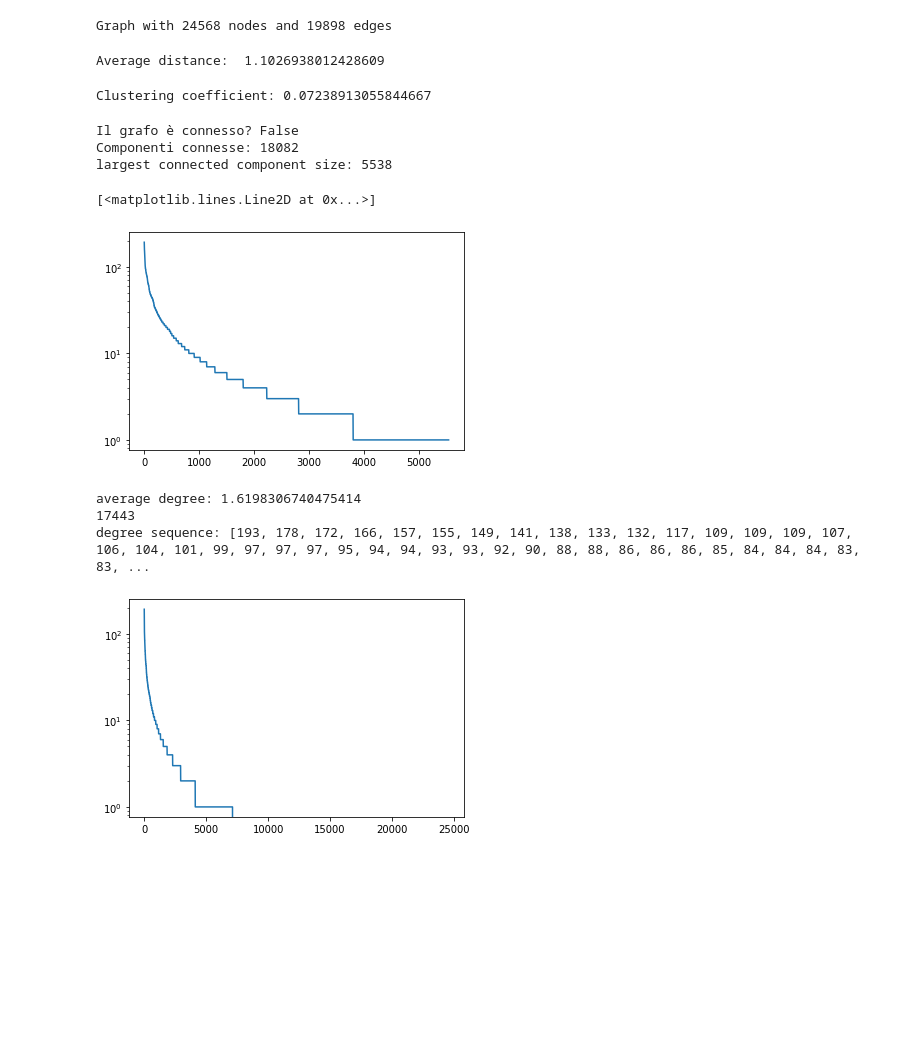
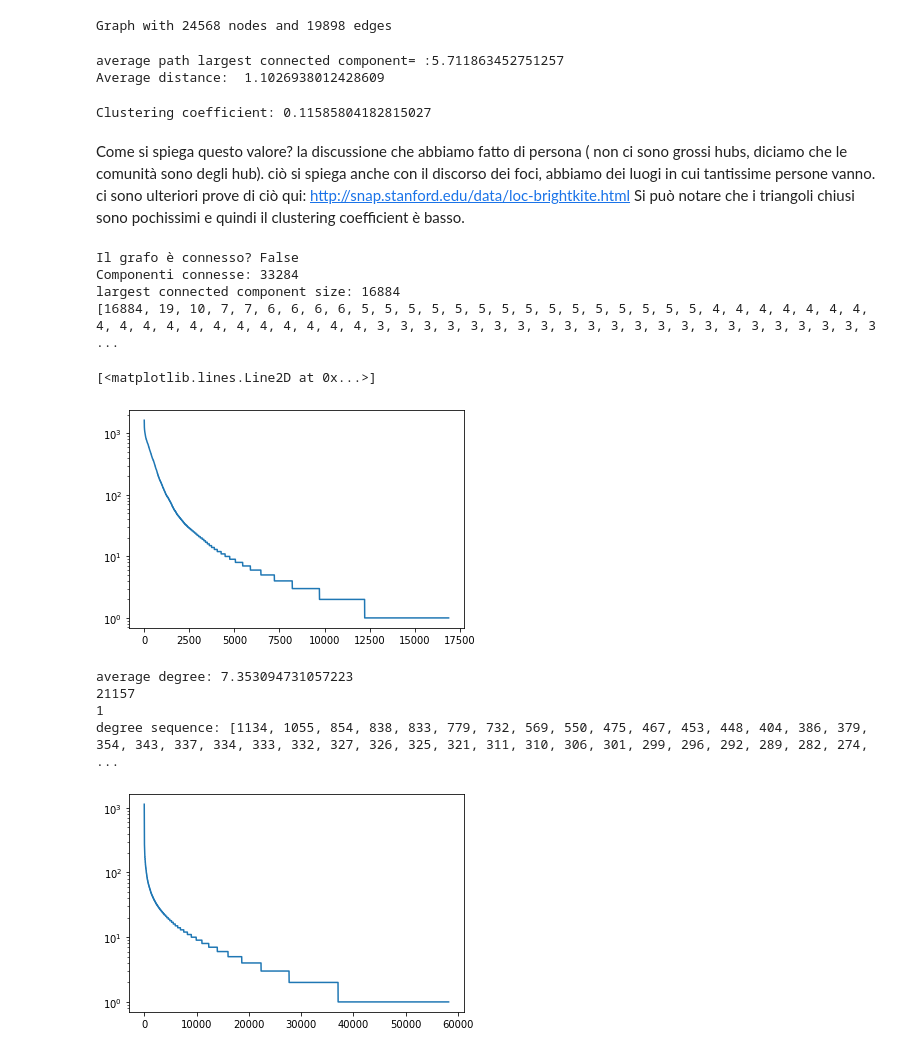
Before and after one commit to lory9894University/AVRC_project, a Jupyter notebook: measures.ipynb, the cells around one changed output. Drawn from its saved outputs; the diff is of its cells as text; code cells hidden in the pictures; blank space fills up the shorter version.

Commit message:
analisi sui foci e sulle distanze

```diff
--- a/measures.ipynb
+++ b/measures.ipynb
@@ -6,6 +6,7 @@ import networkx as nx
 import community
 from collections import Counter
 
+
 def parseDataset(path):
     df = pd.read_table(path, delimiter='\t', names=['source','target'])
     return nx.from_pandas_edgelist(df,"source","target")
@@ -13,14 +14,14 @@ def parseDataset(path):
 def parseJson(path):
     with open(path) as f:
         data = json.load(f)
-        return nx.node_link_graph(data, directed=False)
+        return nx.node_link_graph(data)
 
-ridotto = True
-con_foci = True
+reduced = False
+has_foci= True
 # %%
 #Graph creation
-dataset_path= "reducer/all_datas.json"
-#G = parseDataset(dataset_path)
+dataset_path= "reducer/all_datas_notReduced.json"
+#G = parseDataset("dataset.txt")
 G= parseJson(dataset_path)
 # %%
 #generic analysis
@@ -28,32 +29,37 @@ print(G)
 # %% [output]
 Graph with 24568 nodes and 19898 edges
 # %%
-#distances analysis QUESTA MISURA VA FATTA SUL GRAFO RIDOTTO
-if ridotto:
+#distances analysis (ci metterà una vita, la giant component richiederà ore)
+if reduced:
     distances_sum = 0
-    average_path_lcc = 0
     all_p = []
-    connected_components= list(sorted(nx.connected_components(G), key=len, reverse=True))
-    examined_components = 0
-    for C in (G.subgraph(c).copy() for c in connected_components):
+    connected_components_list = sorted(nx.connected_components(G), key=len, reverse=True)
+    examined_components= 0
+    for C in (G.subgraph(c).copy() for c in connected_components_list):
         p = dict(nx.shortest_path_length(C)) #questo conterrà tutte le distanze, per poter guardare max, min e media
         all_p.append(p)
         distance = nx.average_shortest_path_length(C)
-        distances_sum += distance
-        if distance != 0:
+        if distances_sum == 0:
+            print("average path largest connected component= :" + str(distance))
+        if distance > 0:
             examined_components += 1
-        if average_path_lcc == 0:
-            average_path_lcc = distance
+            distances_sum += distance
+
 
     print("Average distance: ", distances_sum/examined_components)
-    print("Average lcc path: ", average_path_lcc)
 # %% [output]
+average path largest connected component= :5.711863452751257
 Average distance:  1.1026938012428609
 # %%
 #clustering coefficient
 print("Clustering coefficient: "+str(nx.average_clustering(G)))
 # %% [output]
-Clustering coefficient: 0.07238913055844667
+Clustering coefficient: 0.11585804182815027
+# %% [markdown]
+Come si spiega questo valore? la discussione che abbiamo fatto di persona ( non ci sono grossi hubs, diciamo che le comunità sono degli hub). ciò si spiega anche con il discorso dei foci, abbiamo dei luogi in cui tantissime persone vanno.
+ci sono ulteriori prove di ciò qui:
+http://snap.stanford.edu/data/loc-brightkite.html
+Si può notare che i triangoli chiusi sono pochissimi e quindi il clustering coefficient è basso.
 # %%
 #largest connected component
 print("Il grafo è connesso? "+str(nx.is_connected(G)))
@@ -61,6 +67,7 @@ print("Componenti connesse: "+ str(nx.number_connected_components(G)))
 core_nodes = max(nx.connected_components(G), key=len)
 print(f"largest connected component size: {len(core_nodes)}")
 core = G.subgraph(core_nodes)
+print([len(c) for c in sorted(nx.connected_components(G), key=len, reverse=True)])
 
 #analizzo i degree all'interno della sola largest connected components per scoprire se la sua dimensione è dovuta a molti nodi che si incontrano oppure a supernodi Hub
 largest_component = G.subgraph(core_nodes).copy()
@@ -70,27 +77,30 @@ plt.plot(core_degree_sequence)
 #nx.draw(core, with_labels=True)
 # %% [output]
 Il grafo è connesso? False
-Componenti connesse: 18082
-largest connected component size: 5538
+Componenti connesse: 33284
+largest connected component size: 16884
+[16884, 19, 10, 7, 7, 6, 6, 6, 6, 5, 5, 5, 5, 5, 5, 5, 5, 5, 5, 5, 5, 5, 5, 5, 4, 4, 4, 4, 4, 4, 4, 4, 4, 4, 4, 4, 4, 4, 4, 4, 4, 4, 4, 3, 3, 3, 3, 3, 3, 3, 3, 3, 3, 3, 3, 3, 3, 3, 3, 3, 3, 3, 3, 3, 3 ...
 [<matplotlib.lines.Line2D at 0x...>]
-[figure, old version]
+[figure, new version]
 # %%
-#degree analysis QUESTA MISURA VA FATTA SUL GRAFO COMPLETO
-if not ridotto:
+#degree analysis
+if not reduced:
     degree_sequence = sorted([d for n, d in G.degree()], reverse=True)  # degree sequence
     plt.yscale('log')
     plt.plot(degree_sequence)
 
     print("average degree: " + str(sum(degree_sequence)/len(degree_sequence)))
     #wtf? average degree 7?
     print(degree_sequence.count(min(degree_sequence)))
     #ah, ecco perchè.
+    print(min(degree_sequence))
 
     print("degree sequence: " + str(degree_sequence))
 # %% [output]
-average degree: 1.6198306740475414
-17443
-degree sequence: [193, 178, 172, 166, 157, 155, 149, 141, 138, 133, 132, 117, 109, 109, 109, 107, 106, 104, 101, 99, 97, 97, 97, 95, 94, 94, 93, 93, 92, 90, 88, 88, 86, 86, 86, 85, 84, 84, 84, 83, 83, ...
+average degree: 7.353094731057223
+21157
+1
+degree sequence: [1134, 1055, 854, 838, 833, 779, 732, 569, 550, 475, 467, 453, 448, 404, 386, 379, 354, 343, 337, 334, 333, 332, 327, 326, 325, 321, 311, 310, 306, 301, 299, 296, 292, 289, 282, 274,  ...
-[figure, old version]
+[figure, new version]
 # %%
 #Degree correlation
```
Also changed, not shown: parts of 7 cells of this notebook, 1 other file.
